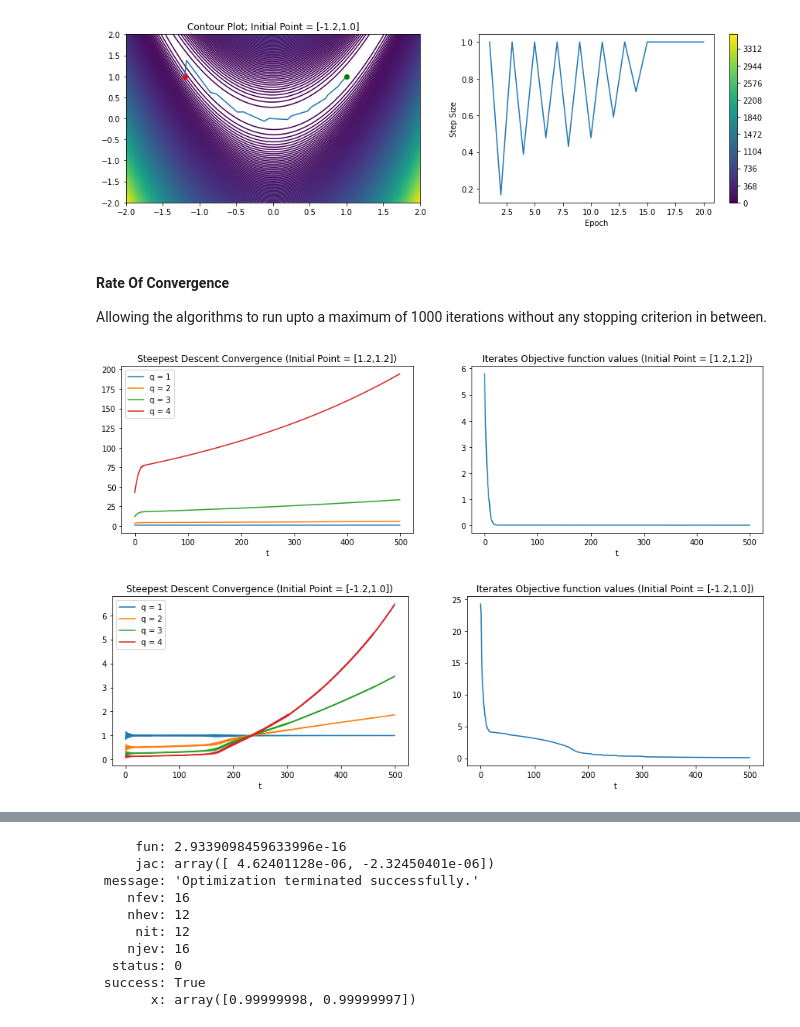
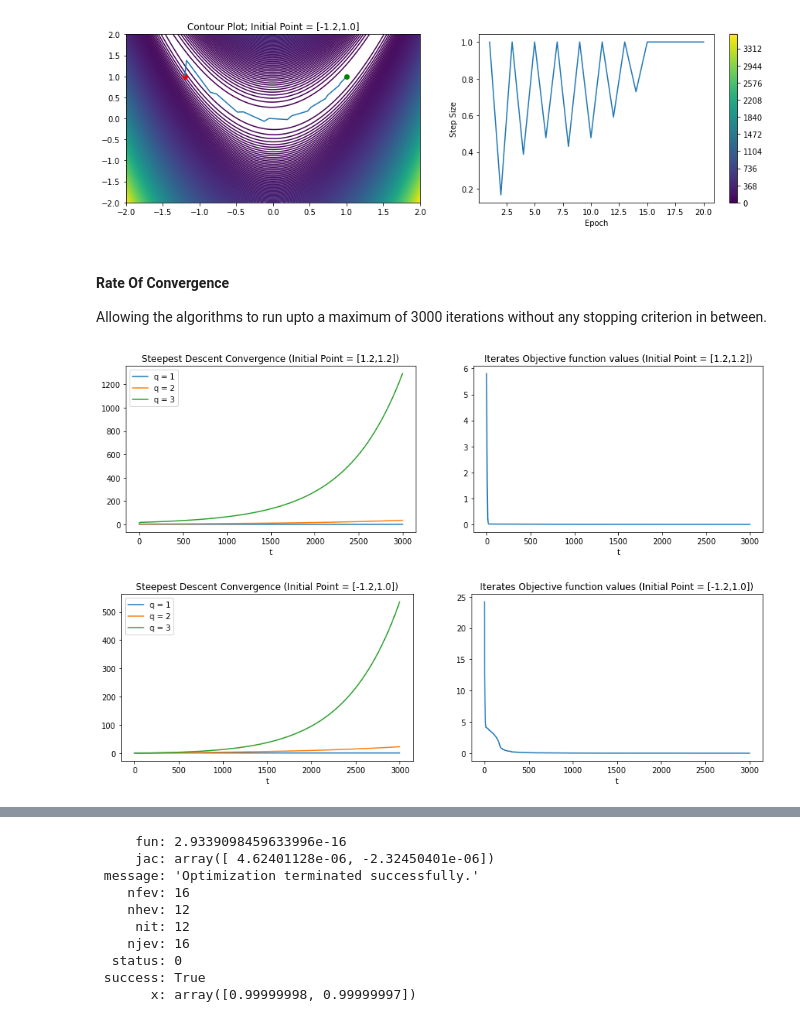
Before and after one commit to JACOBIN-SCTCS/Numerical-Optimization, a Jupyter notebook: Assignment1/Assignment1.ipynb, the cells around one changed output, grey strips where cells are left out. Saved outputs shown, nothing was run; the diff lists cells and outputs as text; code cells hidden in the pictures.

```diff
--- a/Assignment1/Assignment1.ipynb
+++ b/Assignment1/Assignment1.ipynb
@@ -978,7 +1015,7 @@ def steepest_descent_rosenbrock(point, no_stopping_criterion=False, return_extra
             if np.linalg.norm(current_point-previous_point) < 0.00001:
                 break
         else:
-            if(iterations >= 500):
+            if(iterations >= 3000):
               break
     if return_extra_info:
         return iterations,iterates, function_values, step_sizes
@@ -1129,7 +1166,7 @@ Newtons Method Iterates and Step sizes
 # %% [markdown]
 #### Rate Of Convergence
 
-Allowing the algorithms to run upto a maximum of 1000 iterations without any stopping criterion in between.
+Allowing the algorithms to run upto a maximum of 3000 iterations without any stopping criterion in between.
 # %%
 
 
@@ -1171,20 +1209,20 @@ def plot_convergence_and_fnvalues(function_values,convergences,title):
 # %%
 initial_point = np.array([[1.2],[1.2]])
 iterations_steep_p1, iterates_steep_p1, function_values_steep_p1, step_sizes_steep_p1 = steepest_descent_rosenbrock(initial_point,no_stopping_criterion=True)
 initial_point = np.array([[-1.2],[1.0]])
 iterations_steep_p2, iterates_steep_p2, function_values_steep_p2, step_sizes_steep_p2 = steepest_descent_rosenbrock(initial_point,no_stopping_criterion=True)
 
 
 convergences_p1 = []
 convergences_p2 = []
 
 
-for i in range(1,5):
+for i in range(1,4):
     convergences_p1.append(convergence(iterates_steep_p1,np.array([[1.0],[1.0]]),i))
     convergences_p2.append(convergence(iterates_steep_p2,np.array([[1.0],[1.0]]),i))
 
 plot_convergence_and_fnvalues(function_values_steep_p1,convergences_p1,['Steepest Descent Convergence (Initial Point = [1.2,1.2])', 'Iterates Objective function values (Initial Point = [1.2,1.2])'])
 plot_convergence_and_fnvalues(function_values_steep_p2,convergences_p2,['Steepest Descent Convergence (Initial Point = [-1.2,1.0])', 'Iterates Objective function values (Initial Point = [-1.2,1.0])'])
 # %% [output]
-[figure, old version]
+[figure, new version]
-[figure, old version]
+[figure, new version]
```
Also changed, not shown: parts of 6 cells of this notebook.
